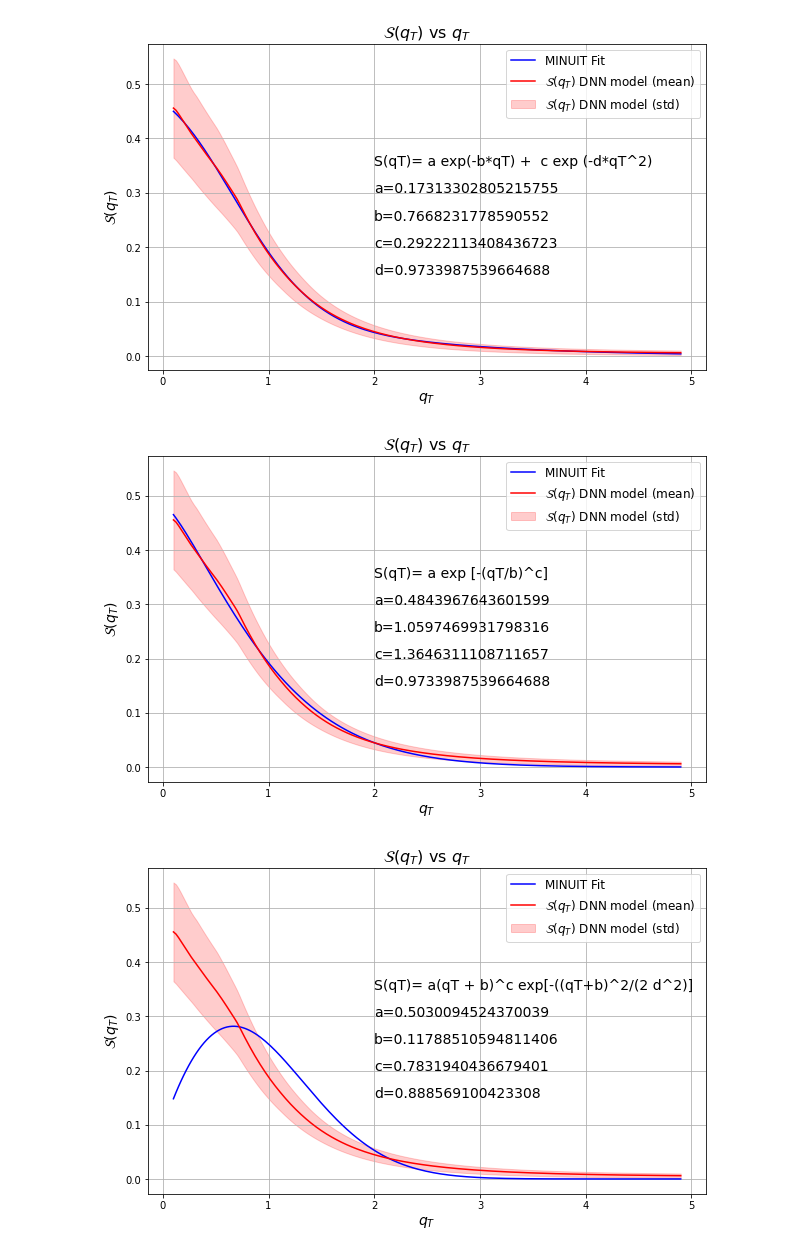
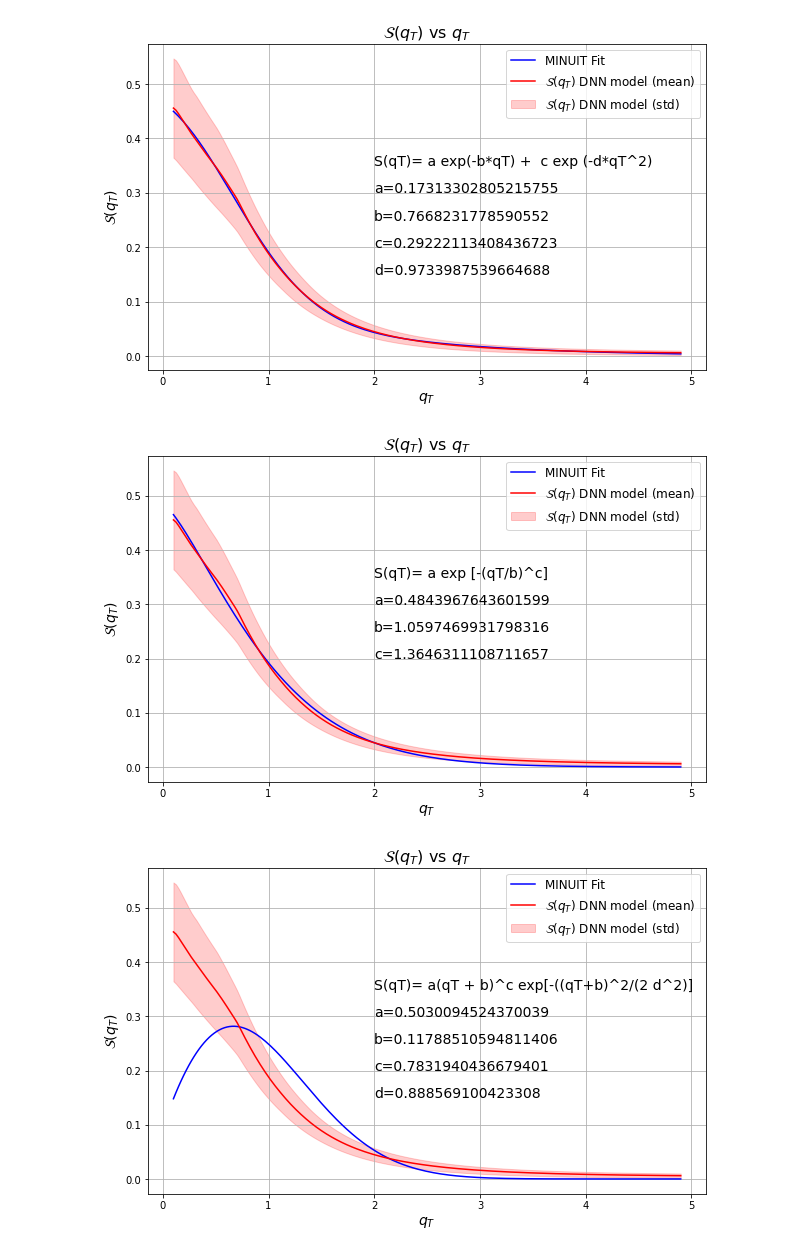
Before and after one commit to uva-spin/TMDs, a Jupyter notebook: UnpolarizedTMDs_Extraction/Tests_with_E288_Kinematics/Ansatz_Approach_for_QM/Work/Paper/Initial_Exp_Data_Fits/Implementing_both_Sq_and_B/Minuit_Fits/Minuit_Fits.ipynb, the cells around one changed output. Cells and saved outputs as stored; diff of their text form; code cells hidden in the pictures.

```diff
--- a/UnpolarizedTMDs_Extraction/Tests_with_E288_Kinematics/Ansatz_Approach_for_QM/Work/Paper/Initial_Exp_Data_Fits/Implementing_both_Sq_and_B/Minuit_Fits/Minuit_Fits.ipynb
+++ b/UnpolarizedTMDs_Extraction/Tests_with_E288_Kinematics/Ansatz_Approach_for_QM/Work/Paper/Initial_Exp_Data_Fits/Implementing_both_Sq_and_B/Minuit_Fits/Minuit_Fits.ipynb
@@ -166,35 +166,34 @@ d_guess = 0.4
 minuit = Minuit(chi2, a=a_guess, b=b_guess, c=c_guess)
 
 
 minuit.migrad()
 minuit.hesse()
 
 a_solution = minuit.values["a"]
 b_solution = minuit.values["b"]
 c_solution = minuit.values["c"]
 
 
 SqT_model = np.array(model_function(qT,a_solution,b_solution,c_solution))
 
 
 # ####### Plot SqT ############
 plt.figure(1,figsize=(10, 6))
 plt.text(2.0,0.35,'S(qT)= a exp [-(qT/b)^c]',fontsize=14)
 plt.text(2.0,0.3,f'a={a_solution}',fontsize=14)
 plt.text(2.0,0.25,f'b={b_solution}',fontsize=14)
 plt.text(2.0,0.2,f'c={c_solution}',fontsize=14)
-plt.text(2.0,0.15,f'd={d_solution}',fontsize=14)
 plt.plot(qT, SqT_model, label='MINUIT Fit', linestyle='-', color='blue')
 plt.plot(qT, SqTmean, label='$\mathcal{S}(q_T)$ DNN model (mean)', linestyle='-', color='red')
 plt.fill_between(qT, SqTmean - SqTstd, SqTmean + SqTstd, color='red', alpha=0.2, label='$\mathcal{S}(q_T)$ DNN model (std)')
 plt.xlabel(r'$q_T$', fontsize=14)
 plt.ylabel(r'$\mathcal{S}(q_T)$', fontsize=14)
 plt.title('$\mathcal{S}(q_T)$ vs $q_T$', fontsize=16)
 plt.legend(fontsize=12)
 plt.grid(True)
 plt.savefig('Fit_Results_for_SqT_F3.pdf')
 # %% [output]
-[figure, old version]
+[figure, new version]
 # %%
 #### Formula 4 (F4) ######################
 ### Fit with S(qT)= a(qT + b)^c exp[-((qT+b)^2/(2 d^2)] ########
```
Also changed, not shown: parts of 4 cells of this notebook, 5 other files.
